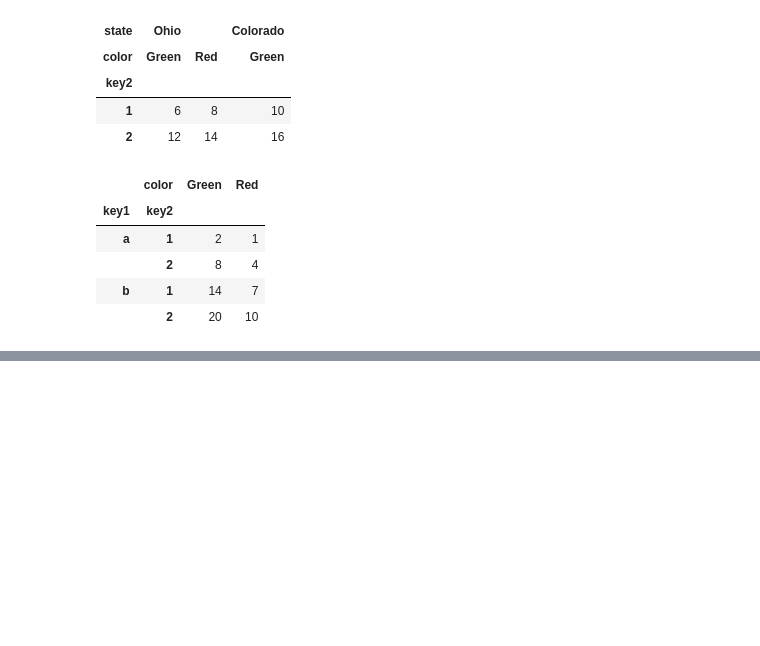
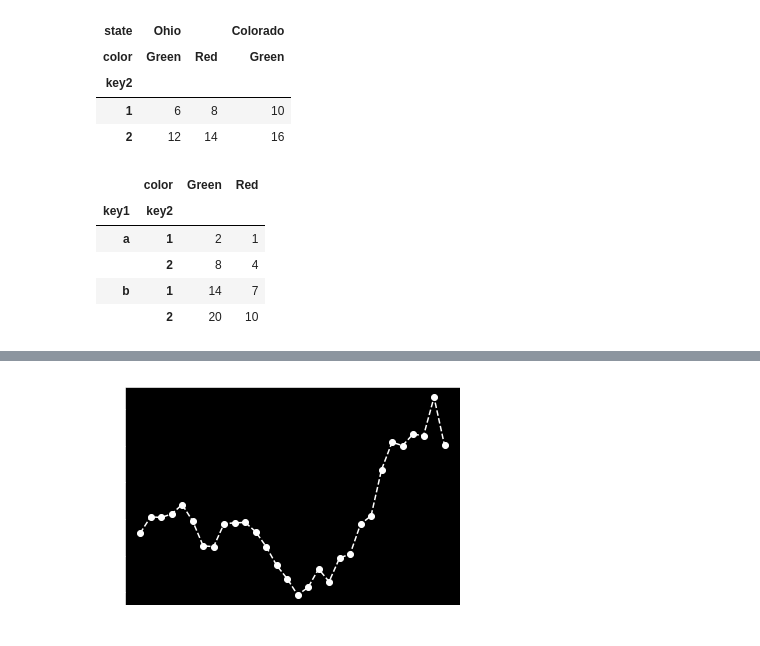
Before and after one commit to asbharath/MachineLearning, a Jupyter notebook: Data Analysis - Python/Intro .ipynb, the cells around one changed output, grey strips where cells are left out. Cells and saved outputs as stored; diff of their text form; code cells hidden in the pictures; blank space fills up the shorter version.

```diff
--- a/Data Analysis - Python/Intro .ipynb
+++ b/Data Analysis - Python/Intro .ipynb
@@ -2568,0 +2582,5 @@ frame.sum(level='color',axis=1)
+# %%
+plt.plot(np.random.randn(30).cumsum(),'wo--') ; plt.show()
+#this shows the line marker and the points in the plot
+# %% [output]
+[figure, added]
```
Also changed, not shown: parts of 156 cells of this notebook, 5 other files.
